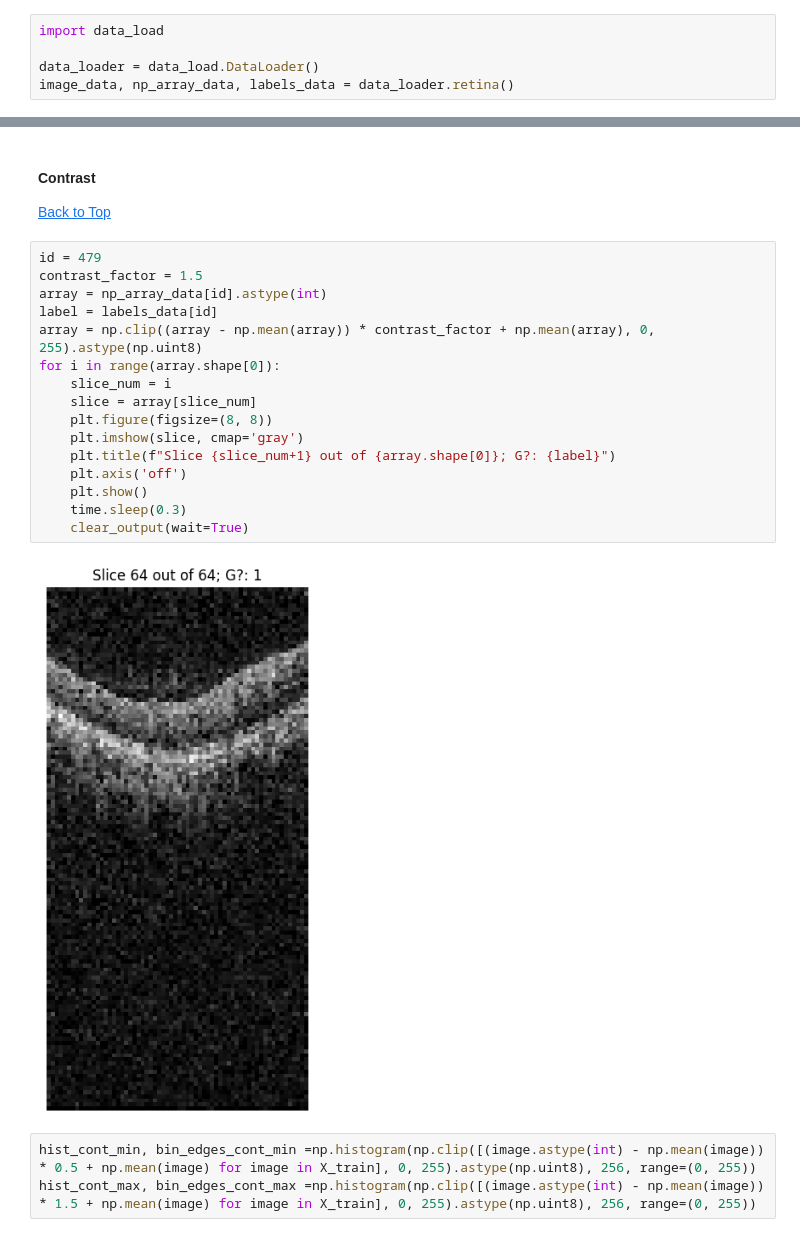
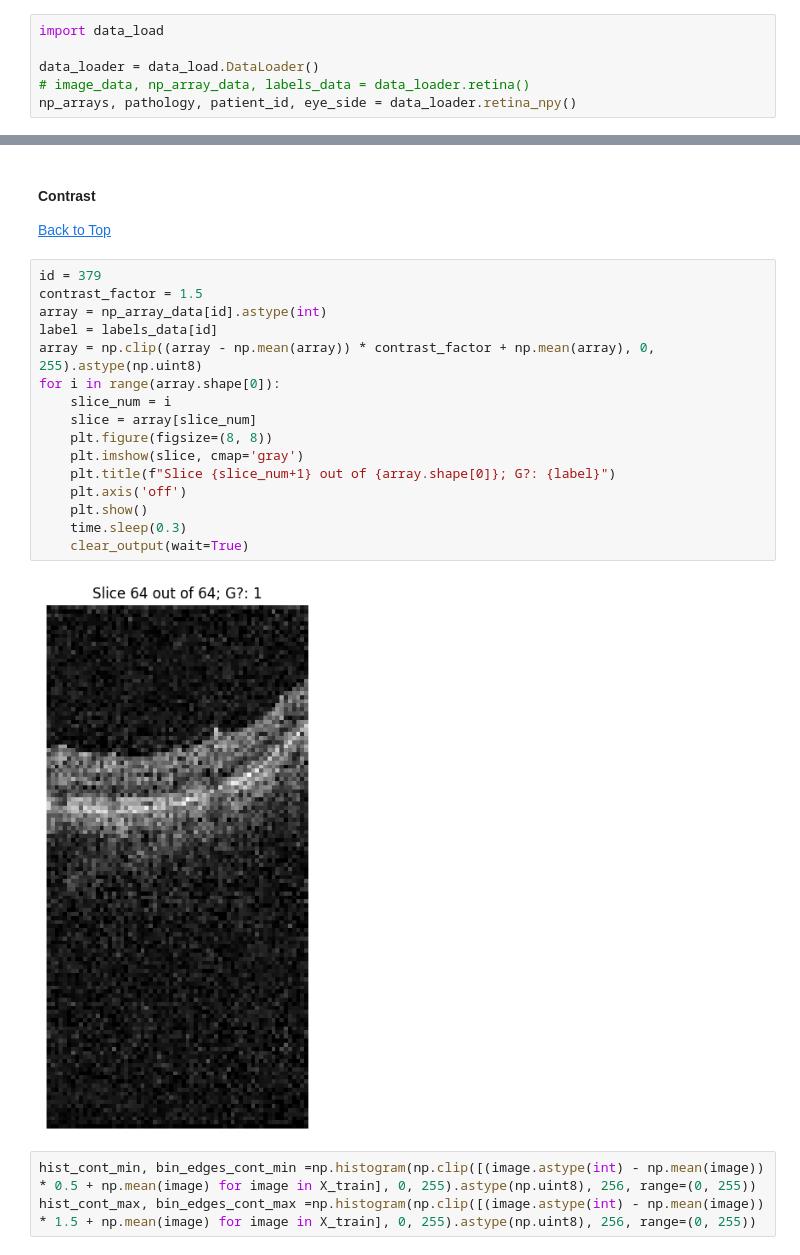
Before and after one commit to brombeersoufflee/master-thesis, a Jupyter notebook: data_exploration.ipynb, the cells around one changed output, grey strips where cells are left out. Drawn from its saved outputs; the diff is of its cells as text.

```diff
--- a/data_exploration.ipynb
+++ b/data_exploration.ipynb
@@ -49,5 +49,6 @@ import cv2 as cv
 import data_load
 
 data_loader = data_load.DataLoader()
-image_data, np_array_data, labels_data = data_loader.retina()
+# image_data, np_array_data, labels_data = data_loader.retina()
+np_arrays, pathology, patient_id, eye_side = data_loader.retina_npy()
 # %%
@@ -269,23 +276,23 @@ axs.legend()
 #### Contrast
 [Back to Top](#table-of-contents)
 # %%
-id = 479
+id = 379
 contrast_factor = 1.5
 array = np_array_data[id].astype(int)
 label = labels_data[id]
 array = np.clip((array - np.mean(array)) * contrast_factor + np.mean(array), 0, 255).astype(np.uint8)
 for i in range(array.shape[0]):
     slice_num = i
     slice = array[slice_num]
     plt.figure(figsize=(8, 8))
     plt.imshow(slice, cmap='gray')
     plt.title(f"Slice {slice_num+1} out of {array.shape[0]}; G?: {label}")
     plt.axis('off')
     plt.show()
     time.sleep(0.3)
     clear_output(wait=True)
 # %% [output]
-[figure, old version]
+[figure, new version]
 # %%
 hist_cont_min, bin_edges_cont_min =np.histogram(np.clip([(image.astype(int) - np.mean(image)) * 0.5 + np.mean(image) for image in X_train], 0, 255).astype(np.uint8), 256, range=(0, 255))
 hist_cont_max, bin_edges_cont_max =np.histogram(np.clip([(image.astype(int) - np.mean(image)) * 1.5 + np.mean(image) for image in X_train], 0, 255).astype(np.uint8), 256, range=(0, 255))
```
Also changed, not shown: parts of 4 cells of this notebook, 19 other files.
